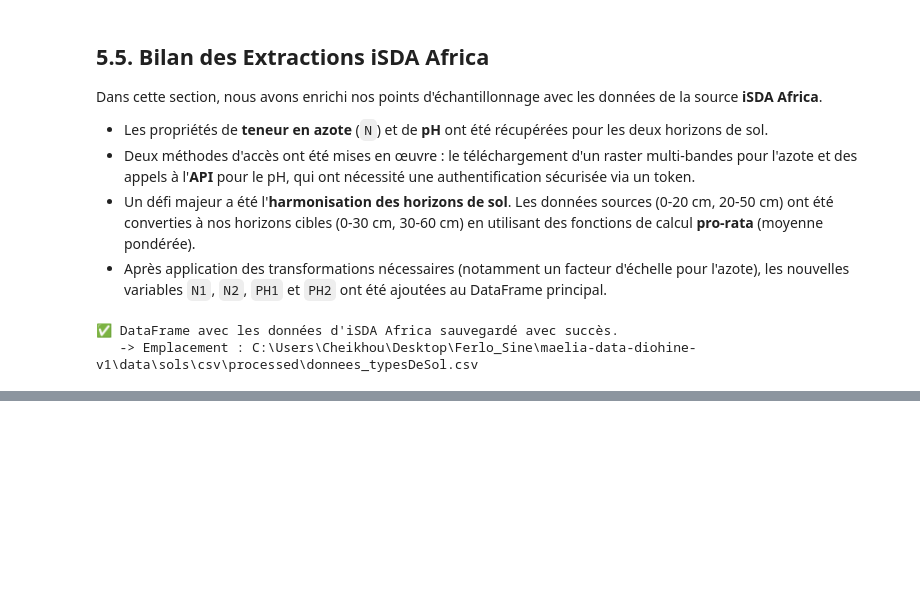
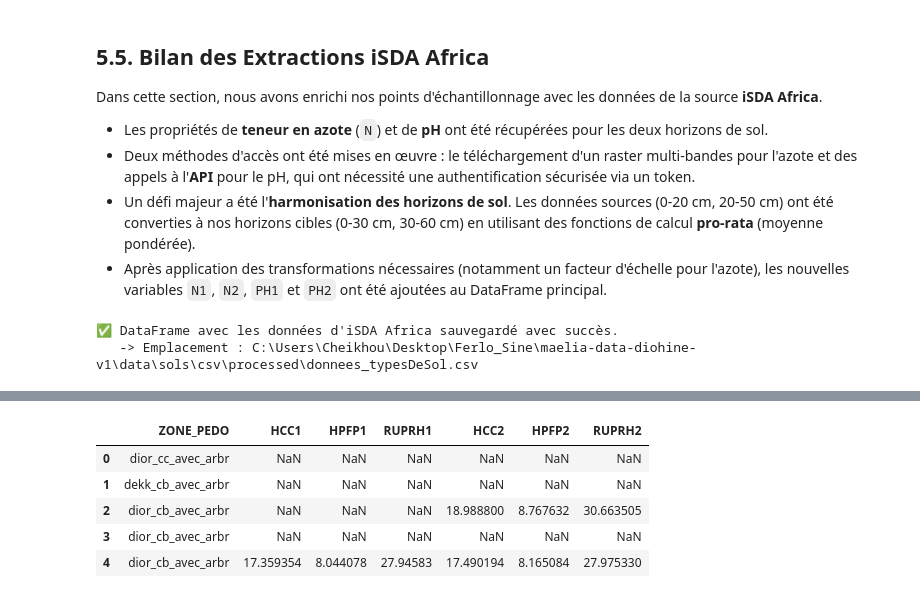
Before and after one commit to cakane95/maelia-data-diohine-v1, a Jupyter notebook: notebooks/02b-extraction-agregation-donnees.ipynb, the cells around one changed output, grey strips where cells are left out. Drawn from its saved outputs; the diff is of its cells as text; code cells hidden in the pictures; blank space fills up the shorter version.

Commit message:
feat(sols): Extraction des données hydriques Cirad Dataverse
Ajout des variables HCC, HPFP et RUPRH. Le notebook 02b est maintenant complet pour l'extraction des données.

```diff
--- a/notebooks/02b-extraction-agregation-donnees.ipynb
+++ b/notebooks/02b-extraction-agregation-donnees.ipynb
@@ -730,0 +779,16 @@ print(f"   -> Emplacement : {output_csv_path}")
+# %%
+base_dir = Path.cwd().parent.resolve()
+input_csv_path = base_dir / "data" / "sols" / "csv" / "processed" / "donnees_typesDeSol.csv"
+SOURCE_CRS = "epsg:32628"
+try:
+    gdf_points = load_geodata_from_wkt(
+        file_path=input_csv_path,
+        geometry_col='geometry',
+        source_crs=SOURCE_CRS
+    )
+    print("✅ GeoDataFrame complet chargé avec succès.")
+    print(f"   -> Contient {gdf_points.shape[0]} points et {gdf_points.shape[1]} colonnes.")
+    display(gdf_points.head())
+
+except Exception as e:
+    print(f"🚨 ERREUR : {e}")
@@ -730,0 +806,55 @@ print(f"   -> Emplacement : {output_csv_path}")
+# %%
+# 1. CONFIGURATION
+#    Définir tous les fichiers à traiter dans une liste de dictionnaires.
+fichiers_a_traiter = [
+    {'nom_fichier': 'senegal_theta_fc_0_20cm_mask.tif.gz',  'col_temp': 'hcc_0_20'},
+    {'nom_fichier': 'senegal_theta_fc_20_50cm_mask.tif.gz',  'col_temp': 'hcc_20_50'},
+    {'nom_fichier': 'senegal_theta_wp_0_20cm_mask.tif.gz', 'col_temp': 'hpfp_0_20'},
+    {'nom_fichier': 'senegal_theta_wp_20_50cm_mask.tif.gz', 'col_temp': 'hpfp_20_50'},
+]
+dossier_raster_raw = base_dir / "data" / "sols" / "raster" / "raw"
+
+# 2. BOUCLE D'EXTRACTION
+print("--- Début de l'extraction des données hydriques (Cirad Dataverse) ---")
+for item in fichiers_a_traiter:
+    chemin_fichier = dossier_raster_raw / item['nom_fichier']
+    nom_colonne = item['col_temp']
+    try:
+        valeurs = extract_values_local_gz(chemin_fichier, gdf_points)
+        gdf_points[nom_colonne] = valeurs
+        print(f"-> Succès ! La colonne '{nom_colonne}' a été ajoutée.")
+    except Exception as e:
+        print(f"-> 🚨 ERREUR pour le fichier {chemin_fichier.name} : {e}")
+
+# 3. HARMONISATION (Pro-Rata sur les fractions)
+print("\n--- Harmonisation des horizons (pro-rata) ---")
+hcc_final_fraction1 = [calculer_horizon_0_30(v1, v2) for v1, v2 in zip(gdf_points['hcc_0_20'], gdf_points['hcc_20_50'])]
+hcc_final_fraction2 = [calculer_horizon_30_60(v) for v in gdf_points['hcc_20_50']]
+hpfp_final_fraction1 = [calculer_horizon_0_30(v1, v2) for v1, v2 in zip(gdf_points['hpfp_0_20'], gdf_points['hpfp_20_50'])]
+hpfp_final_fraction2 = [calculer_horizon_30_60(v) for v in gdf_points['hpfp_20_50']]
+
+# 4. CALCUL DE LA RÉSERVE UTILE (RUPRH)
+print("\n--- Calcul de la Réserve Utile (RUPRH) ---")
+epaisseur_mm = 300 # 30 cm
+ruprh1 = [(hcc - hpfp) * epaisseur_mm if hcc is not None and hpfp is not None else None for hcc, hpfp in zip(hcc_final_fraction1, hpfp_final_fraction1)]
+ruprh2 = [(hcc - hpfp) * epaisseur_mm if hcc is not None and hpfp is not None else None for hcc, hpfp in zip(hcc_final_fraction2, hpfp_final_fraction2)]
+
+# 5. CRÉATION DES COLONNES FINALES (HCC/HPFP en %)
+print("\n--- Création des colonnes finales au format MAELIA ---")
+gdf_points['HCC1'] = [v * 100 if v is not None else None for v in hcc_final_fraction1]
+gdf_points['HCC2'] = [v * 100 if v is not None else None for v in hcc_final_fraction2]
+gdf_points['HPFP1'] = [v * 100 if v is not None else None for v in hpfp_final_fraction1]
+gdf_points['HPFP2'] = [v * 100 if v is not None else None for v in hpfp_final_fraction2]
+gdf_points['RUPRH1'] = ruprh1
+gdf_points['RUPRH2'] = ruprh2
+
+# 6. NETTOYAGE
+print("\n--- Suppression des colonnes de travail intermédiaires ---")
+colonnes_a_supprimer = [item['col_temp'] for item in fichiers_a_traiter]
+gdf_points.drop(columns=colonnes_a_supprimer, inplace=True)
+
+# 7. VÉRIFICATION FINALE
+print("\n✅ Traitement des données hydriques terminé.")
+print(f"Dimensions finales du DataFrame : {gdf_points.shape[0]} lignes et {gdf_points.shape[1]} colonnes.")
+display(gdf_points[['ZONE_PEDO', 'HCC1', 'HPFP1', 'RUPRH1', 'HCC2', 'HPFP2', 'RUPRH2']].head())
+# %% [output]
@@ -730,0 +881,6 @@ print(f"   -> Emplacement : {output_csv_path}")
+|  | ZONE_PEDO | HCC1 | HPFP1 | RUPRH1 | HCC2 | HPFP2 | RUPRH2 |
+| 0 | dior_cc_avec_arbr | NaN | NaN | NaN | NaN | NaN | NaN |
+| 1 | dekk_cb_avec_arbr | NaN | NaN | NaN | NaN | NaN | NaN |
+| 2 | dior_cb_avec_arbr | NaN | NaN | NaN | 18.988800 | 8.767632 | 30.663505 |
+| 3 | dior_cb_avec_arbr | NaN | NaN | NaN | NaN | NaN | NaN |
+| 4 | dior_cb_avec_arbr | 17.359354 | 8.044078 | 27.94583 | 17.490194 | 8.165084 | 27.975330 |
```
Also changed, not shown: parts of 7 cells of this notebook, 1 other file.
